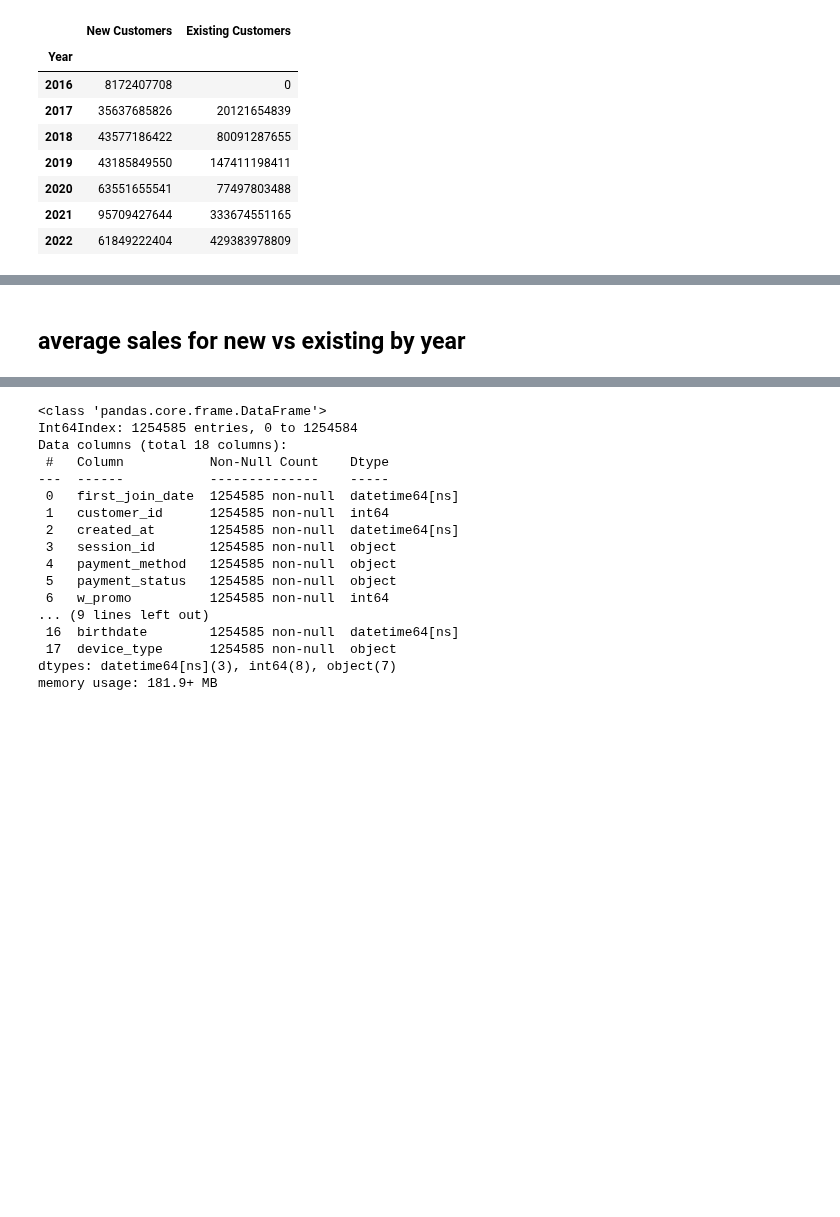
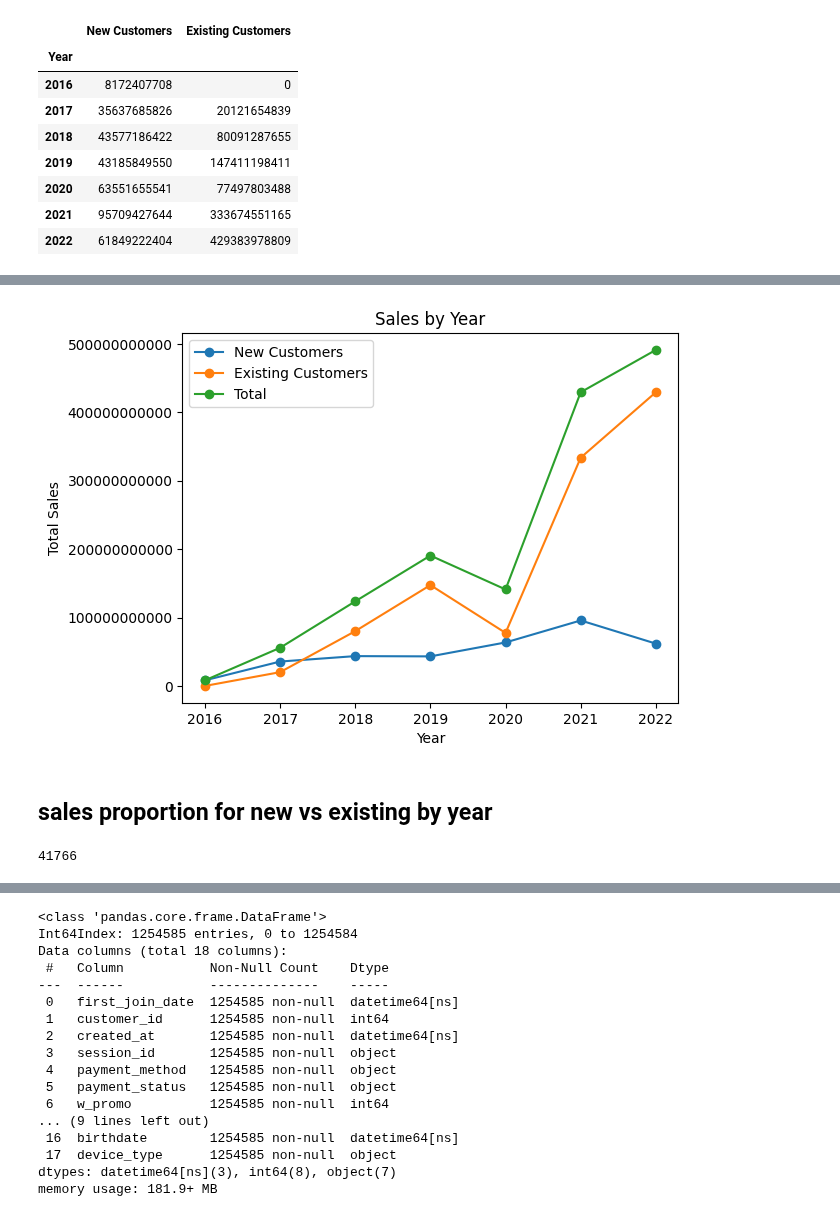
Before and after one commit to NARAEIM/tp2-da, a Jupyter notebook: jenn.ipynb, the cells around one changed output, grey strips where cells are left out. Cells and saved outputs as stored; diff of their text form; code cells hidden in the pictures; blank space fills up the shorter version.

```diff
--- a/jenn.ipynb
+++ b/jenn.ipynb
@@ -766,3 +773,7 @@ sales_by_year
 | 2020 | 63551655541 | 77497803488 |
 | 2021 | 95709427644 | 333674551165 |
 | 2022 | 61849222404 | 429383978809 |
+# %%
+# total sales by summing 'New Customers' and 'Existing Customers'
+sales_by_year['Total'] = sales_by_year[['New Customers', 'Existing Customers']].sum(axis=1)
+sales_by_year
@@ -769,2 +817,18 @@ sales_by_year
+# %%
+import matplotlib.pyplot as plt
+
+# Plot the lines for 'New Customers', 'Existing Customers', and 'Total'
+sales_by_year.plot(kind='line', marker='o')
+
+plt.title('Sales by Year')
+plt.xlabel('Year')
+plt.ylabel('Total Sales')
+
+# Modify the y-axis tick labels to display in full numeric form
+plt.ticklabel_format(style='plain', axis='y')
+
+plt.show()
+# %% [output]
+[figure, added]
 # %% [markdown]
-## average sales for new vs existing by year
+## sales proportion for new vs existing by year
@@ -770,0 +841,4 @@ sales_by_year
+# %%
+merged_new[merged_new.duplicated(subset='customer_id', keep=False)]['customer_id'].nunique()
+# %% [output]
+41766
```
Also changed, not shown: parts of 16 cells of this notebook.
